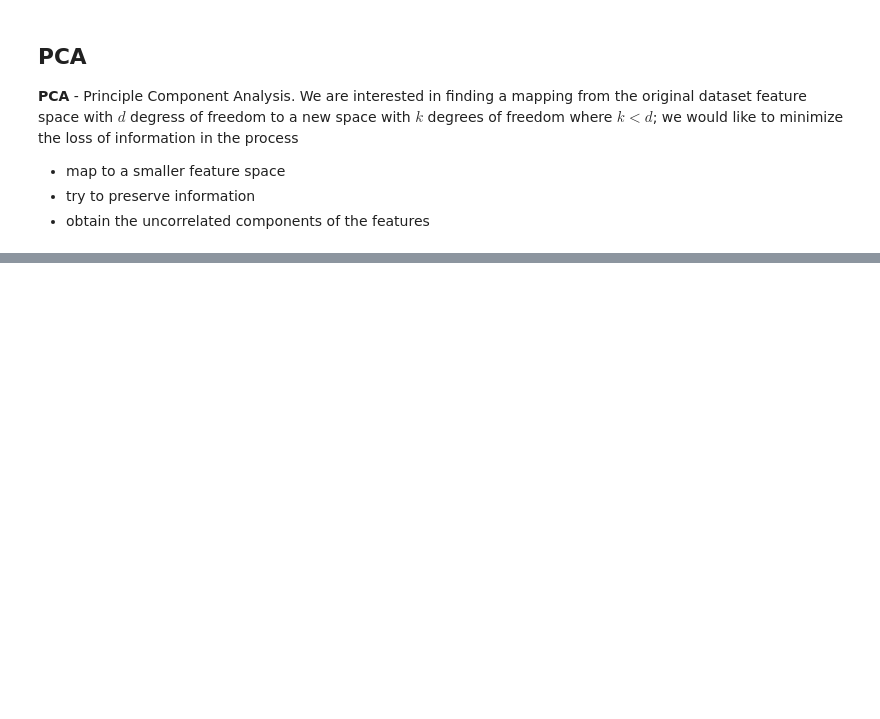
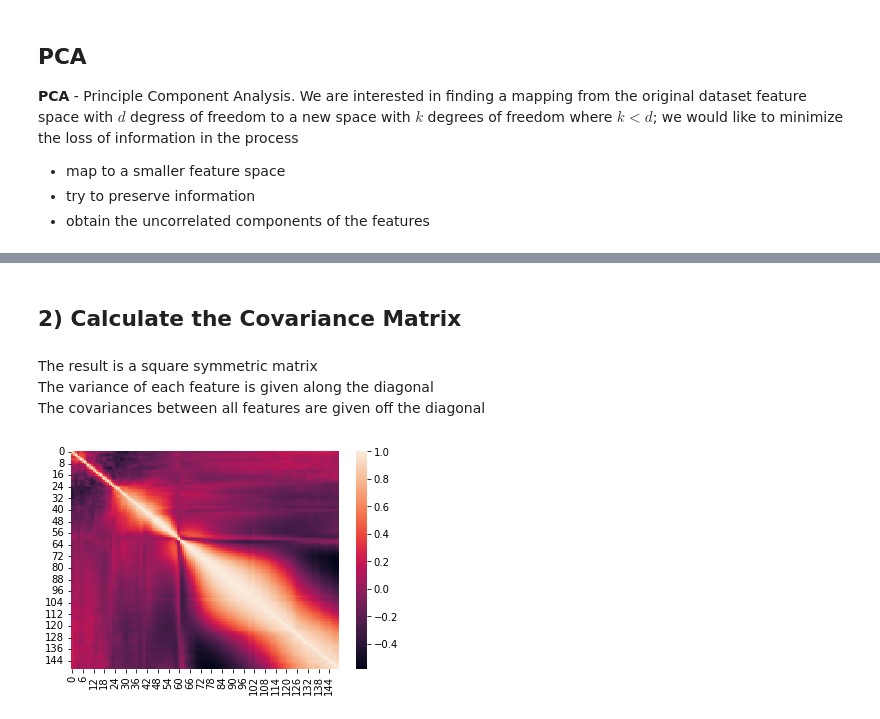
Before and after one commit to SmilodonCub/DS4VS, a Jupyter notebook: Week12/DS4VS_week12_PCA.ipynb, the cells around one changed output, grey strips where cells are left out. Drawn from its saved outputs; the diff is of its cells as text; code cells hidden in the pictures; blank space fills up the shorter version.

```diff
--- a/Week12/DS4VS_week12_PCA.ipynb
+++ b/Week12/DS4VS_week12_PCA.ipynb
@@ -73,0 +171,17 @@ Reducing the dimensionality (degrees of freedom) of a dataset.
+# %%
+from sklearn.preprocessing import StandardScaler
+wf_scaled = StandardScaler().fit_transform( wf_features )
+# %% [markdown]
+## 2) Calculate the Covariance Matrix
+# %%
+wf_features = wf_scaled.T
+cov_matrix = np.cov(wf_features)
+# %% [markdown]
+The result is a square symmetric matrix
+The variance of each feature is given along the diagonal
+The covariances between all features are given off the diagonal
+# %%
+sn.heatmap(cov_matrix, annot=False, fmt='g')
+plt.show()
+# %% [output]
+[figure, added]
```
Also changed, not shown: parts of 35 cells of this notebook.
